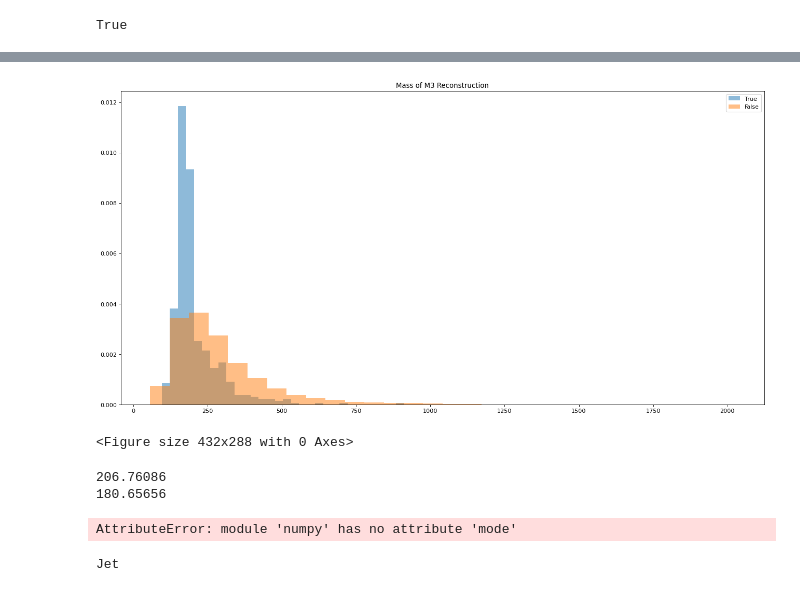
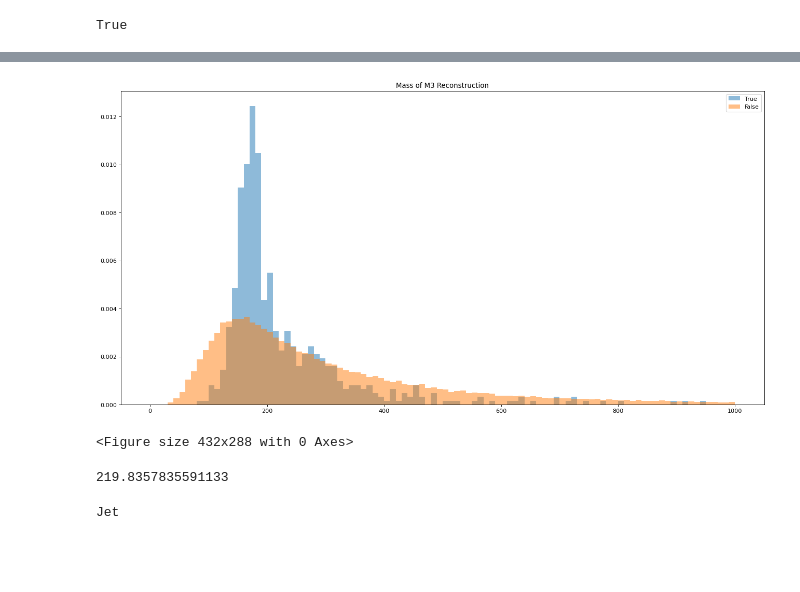
Before and after one commit to zshelton2015/Top_Tag_Repo, a Jupyter notebook: DataPreparation.ipynb, the cells around one changed output, grey strips where cells are left out. Cells and saved outputs as stored; diff of their text form; code cells hidden in the pictures; blank space fills up the shorter version.

```diff
--- a/DataPreparation.ipynb
+++ b/DataPreparation.ipynb
@@ -103,29 +180,3 @@ def equal(j1,j2):
 print(equal(events.Jet[0][0],events.Jet[0][0]))
 # %% [output]
 True
-# %%
-#print(combs[0])
-@nb.jit(nopython=False)
-def test_combo(combination,matchjet):
-    h=ak.ArrayBuilder()
-    for c in combination:
-        #if c is not declared or printed, then it won't compile
-        print(c['0'])
-        #print(matchjet)
-        #Tests if any jets are the same as any matchjets
-        #since every combo is unique, there shouldn't be an issue if matchjets are identical nearest.
-        test=(equal(c['0'],matchjet[0]))|(equal(c['0'],matchjet[1]))|(equal(c['0'],matchjet[2]))
-        test2=((equal(c['1'],matchjet[0]))|(equal(c['1'],matchjet[1]))|(equal(c['1'],matchjet[2])))
-        test3=((equal(c['2'],matchjet[0]))|(equal(c['2'],matchjet[1]))|(equal(c['2'],matchjet[2])))
-        ftest=test&test2&test3
-        h.append(ftest)
-    return h
-def produce_array(jetcombos,matchjetarray):
-    holder=ak.ArrayBuilder()
-    #Produces an array the length of the number of combinations,
-    #there is one true for every valid event
-    for n in range(0,len(matchjetarray)):
-        h=test_combo(jetcombos[n],matchjetarray[n])
-        holder.append(h)
-    return holder
-trutharray=ak.flatten(produce_array(combs,matchjetsfilled))
@@ -173,23 +206,26 @@ bad_vals=jetcombos[np.invert(trutharray)]
+# %%
+bins1=[]
+n=0
+while n*5<=500:
+    bins1.append(n*10)
+    n+=1
 # %%
 plt.figure(figsize=(20,10),dpi=80)
 greco=good_vals['0']+good_vals['1']+good_vals['2']
 breco=bad_vals['0']+bad_vals['1']+bad_vals['2']
-plt.hist(greco.mass,bins=30,alpha=.5,density=True)
-plt.hist(breco.mass,bins=30,alpha=.5,density=True)
+plt.hist(greco.mass,alpha=.5,density=True,bins=bins1)
+plt.hist(breco.mass,alpha=.5,density=True,bins=bins1)
 plt.legend(["True","False"])
 plt.title("Mass of M3 Reconstruction")
 plt.show()
 plt.savefig("Mass.png")
 # %% [output]
-[figure, old version]
+[figure, new version]
 <Figure size 432x288 with 0 Axes>
-# %%
-print(np.mean(np.array(greco.mass)))
-print(np.median(np.array(greco.mass)))
-# %% [output]
-206.76086
-180.65656
-AttributeError: module 'numpy' has no attribute 'mode'
+# %%
+np.mean(greco.mass)
+# %% [output]
+219.8357835591133
 # %%
 jetcombos[0]['0']
 # %% [output]
```
Also changed, not shown: parts of 18 cells of this notebook, 2 other files.
